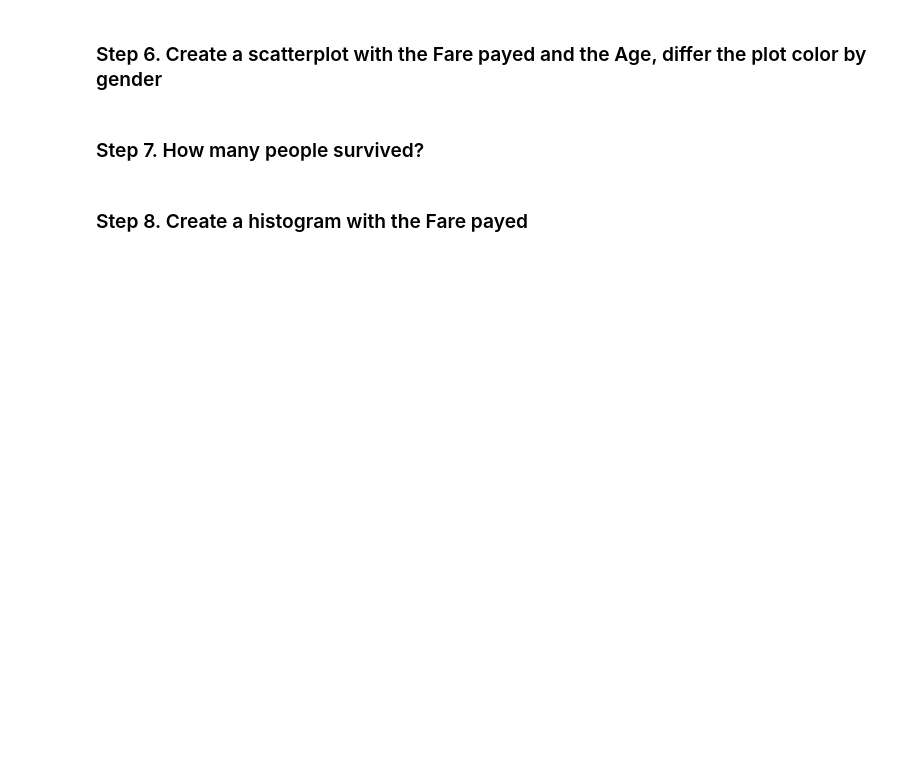
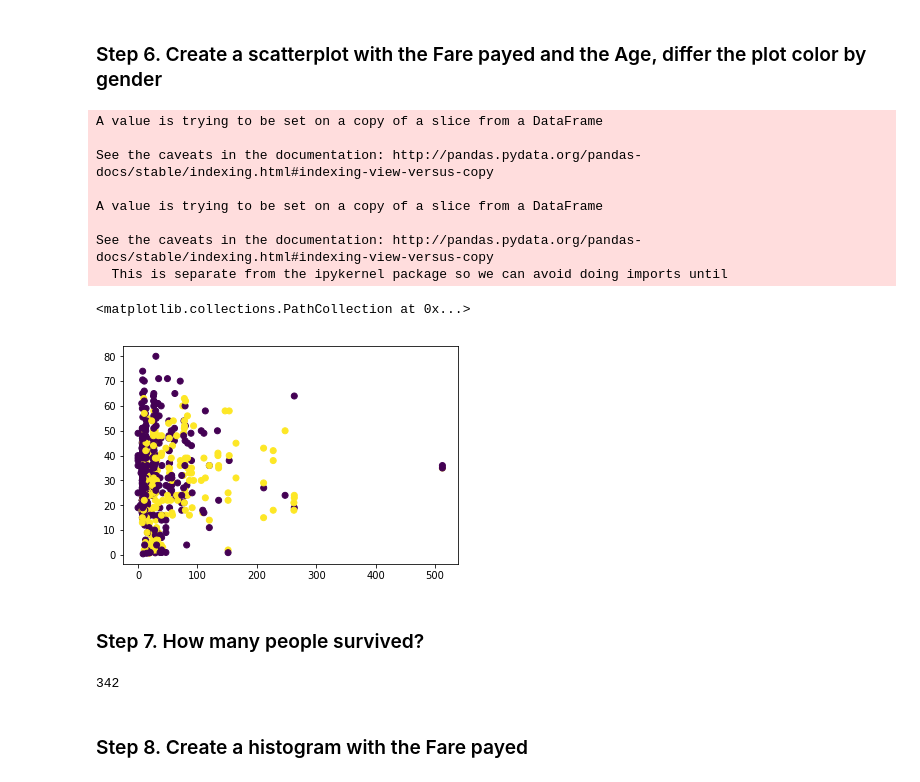
Before and after one commit to vianmarin/MADM-2017, a Jupyter notebook: 1-Introducción/7-Introducción a Pandas/Ejercicios pandas/7_Visualization.ipynb, the cells around one changed output. Cells and saved outputs as stored; diff of their text form; code cells hidden in the pictures; blank space fills up the shorter version.

Commit message:
Ejercicios Pandas
Ejercicios Víctor Marín

```diff
--- a/1-Introducción/7-Introducción a Pandas/Ejercicios pandas/7_Visualization.ipynb
+++ b/1-Introducción/7-Introducción a Pandas/Ejercicios pandas/7_Visualization.ipynb
@@ -13,7 +17,11 @@ It is recomended also to use **seaborn** library
 ### Step 2. Import the dataset from titanic.csv
 # %% [markdown]
 ### Step 3. Assign it to a variable titanic
+# %%
+titanic = pd.read_csv('data/titanic.csv')
 # %% [markdown]
 ### Step 4. Set PassengerId as the index
+# %%
+titanic = titanic.set_index('PassengerId')
 # %% [markdown]
 ### Step 5. Create a pairplot to check how variables correlate
@@ -20,6 +34,26 @@ It is recomended also to use **seaborn** library
 # %% [markdown]
 ### Step 6. Create a scatterplot with the Fare payed and the Age, differ the plot color by gender
+# %%
+titanic['Sexc'] = titanic['Sex']
+titanic['Sexc'][titanic['Sexc']=='male'] = 1
+titanic['Sexc'][titanic['Sexc']=='female'] = 2
+plt.scatter(titanic.Fare,titanic.Age, c=titanic.Sexc)
+# %% [output]
+A value is trying to be set on a copy of a slice from a DataFrame
+
+See the caveats in the documentation: http://pandas.pydata.org/pandas-docs/stable/indexing.html#indexing-view-versus-copy
+
+A value is trying to be set on a copy of a slice from a DataFrame
+
+See the caveats in the documentation: http://pandas.pydata.org/pandas-docs/stable/indexing.html#indexing-view-versus-copy
+  This is separate from the ipykernel package so we can avoid doing imports until
+<matplotlib.collections.PathCollection at 0x...>
+[figure, added]
 # %% [markdown]
 ### Step 7. How many people survived?
+# %%
+titanic['Survived'].sum()
+# %% [output]
+342
 # %% [markdown]
 ### Step 8. Create a histogram with the Fare payed
```
Also changed, not shown: parts of 4 cells of this notebook, 3 other files.
